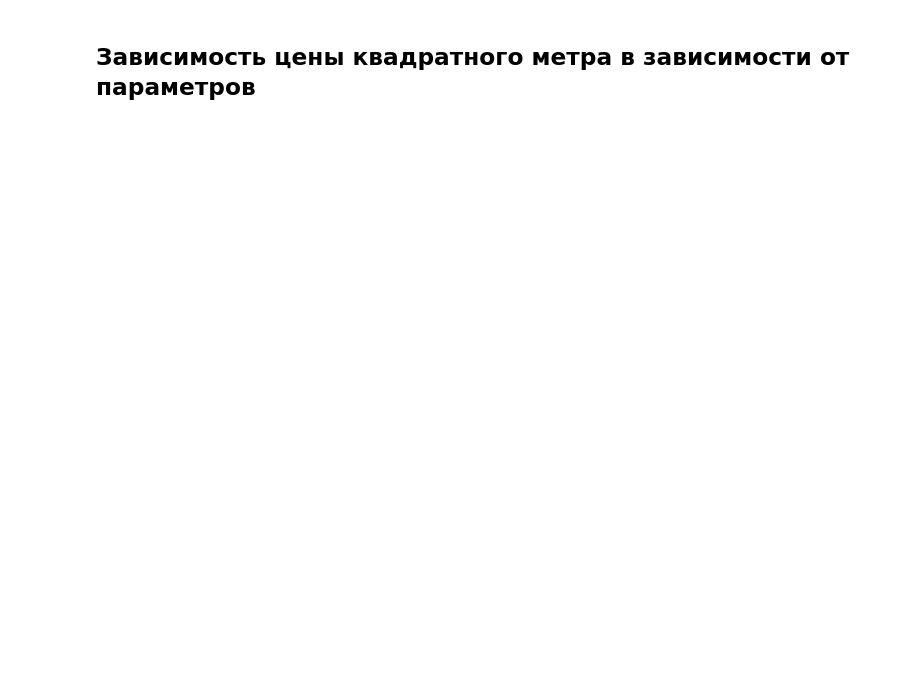
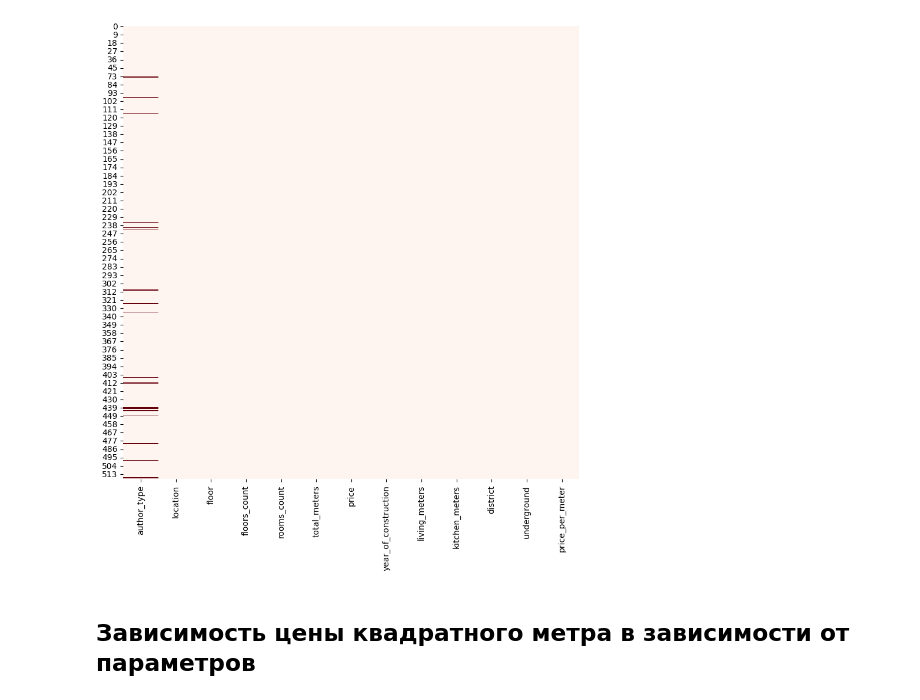
Before and after one commit to kalkulator777/dota3, a Jupyter notebook: analysis.ipynb, the cells around one changed output. Drawn from its saved outputs; the diff is of its cells as text; code cells hidden in the pictures; blank space fills up the shorter version.

```diff
--- a/analysis.ipynb
+++ b/analysis.ipynb
@@ -32,2 +96,10 @@ table.head(10000)
+# %%
+# Хитмапа датасета
+
+plt.figure(figsize=(10, 10))
+sb.heatmap(df.isnull(), cbar=False, cmap='Reds')
+plt.show()
+# %% [output]
+[figure, added]
 # %% [markdown]
 ## Зависимость цены квадратного метра в зависимости от параметров
```
Also changed, not shown: parts of 10 cells of this notebook, 4 other files.
